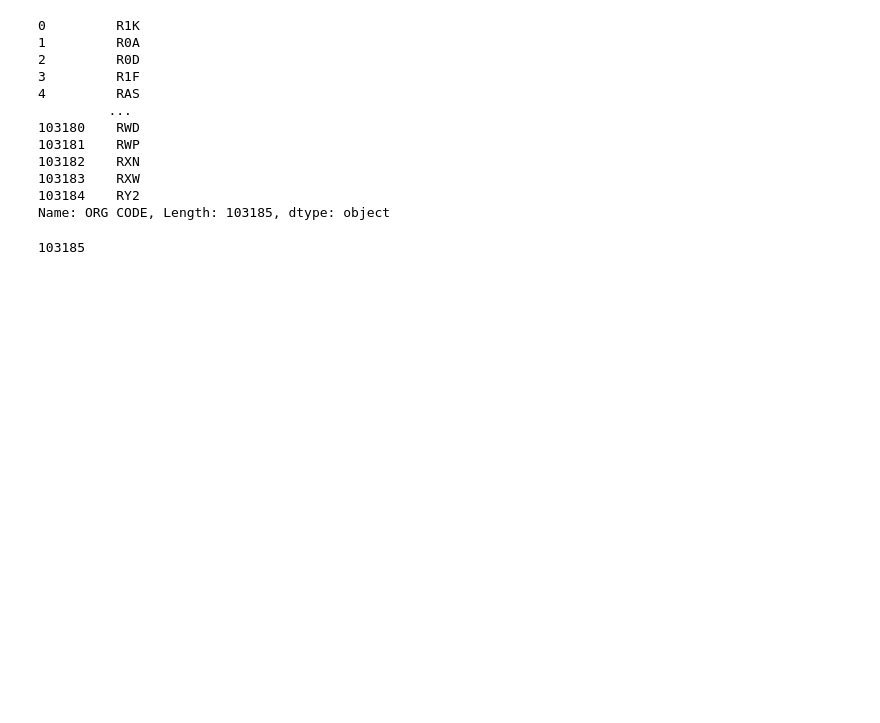
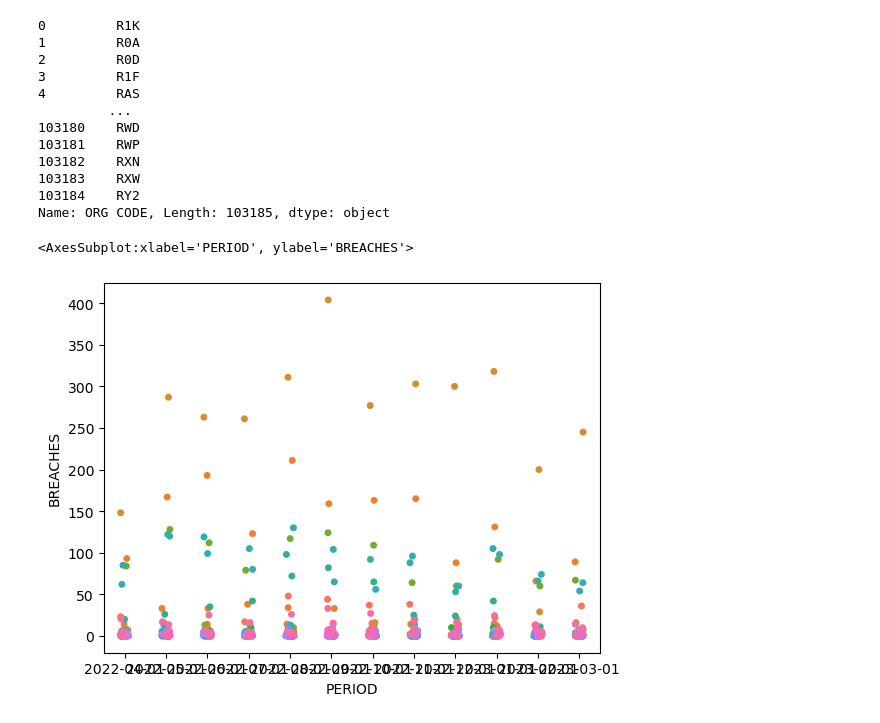
Before and after one commit to ploginovic/hpdm139_A2, a Jupyter notebook: canseer/workstation_21stDec.ipynb, the cells around one changed output. Drawn from its saved outputs; the diff is of its cells as text; code cells hidden in the pictures; blank space fills up the shorter version.

Commit message:
Added an extra function, tried some plotting

```diff
--- a/canseer/workstation_21stDec.ipynb
+++ b/canseer/workstation_21stDec.ipynb
@@ -38,4 +29,0 @@ unmatched = [i for i in data['ORG CODE'] if i not in link_data['ORG CODE'].astyp
-# %%
-len(unmatched)
-# %% [output]
-103185
@@ -82,0 +30,6 @@ def select_area(df, org_str):
+# %%
+#plt.figure(figsize=[10,10])
+sns.stripplot(x='PERIOD', y = 'BREACHES', data=select_org(df=data,org_str='R1K'), hue = 'CANCER TYPE', legend=False)
+# %% [output]
+<AxesSubplot:xlabel='PERIOD', ylabel='BREACHES'>
+[figure, added]
```
Also changed, not shown: parts of 11 cells of this notebook, 3 other files.
